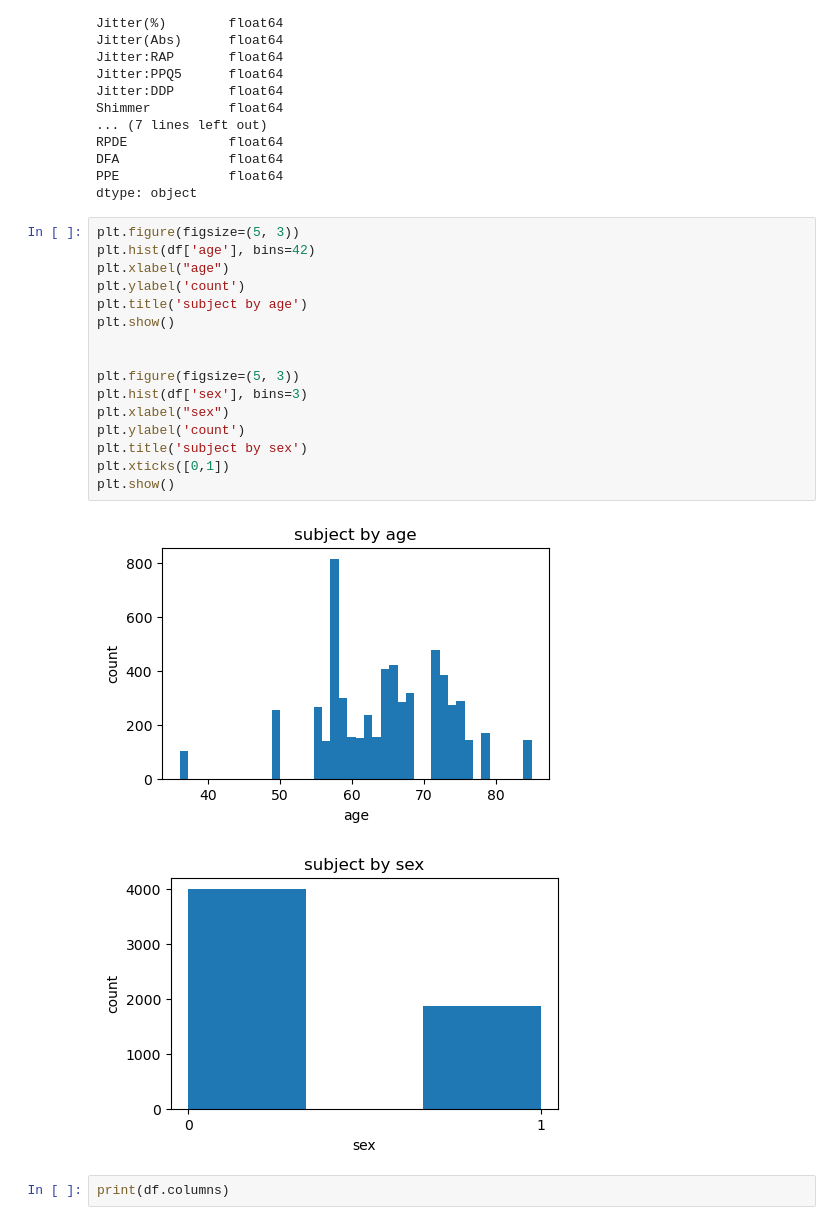
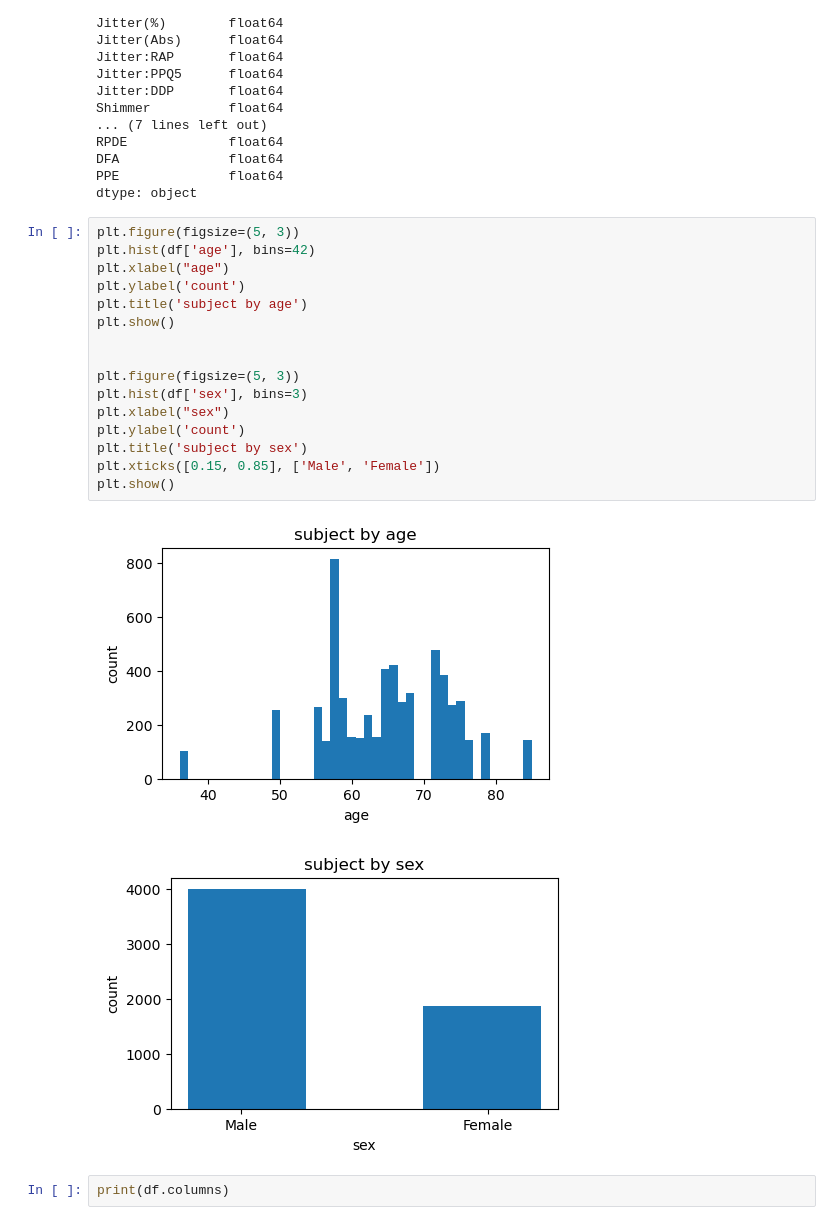
Before and after one commit to xiruwei/data1030projectparkinson, a Jupyter notebook: final project.ipynb, the cells around one changed output. Cells and saved outputs as stored; diff of their text form.

```diff
--- a/final project.ipynb
+++ b/final project.ipynb
@@ -87,22 +86,22 @@ dtype: object
 # %%
 plt.figure(figsize=(5, 3))
 plt.hist(df['age'], bins=42)
 plt.xlabel("age")
 plt.ylabel('count')
 plt.title('subject by age')
 plt.show()
 
 
 plt.figure(figsize=(5, 3))
 plt.hist(df['sex'], bins=3)
 plt.xlabel("sex")
 plt.ylabel('count')
 plt.title('subject by sex')
-plt.xticks([0,1])
+plt.xticks([0.15, 0.85], ['Male', 'Female'])
 plt.show()
 # %% [output]
 [figure]
-[figure, old version]
+[figure, new version]
 # %%
 print(df.columns)
 # %% [output]
```
Also changed, not shown: parts of 1 cell of this notebook.
